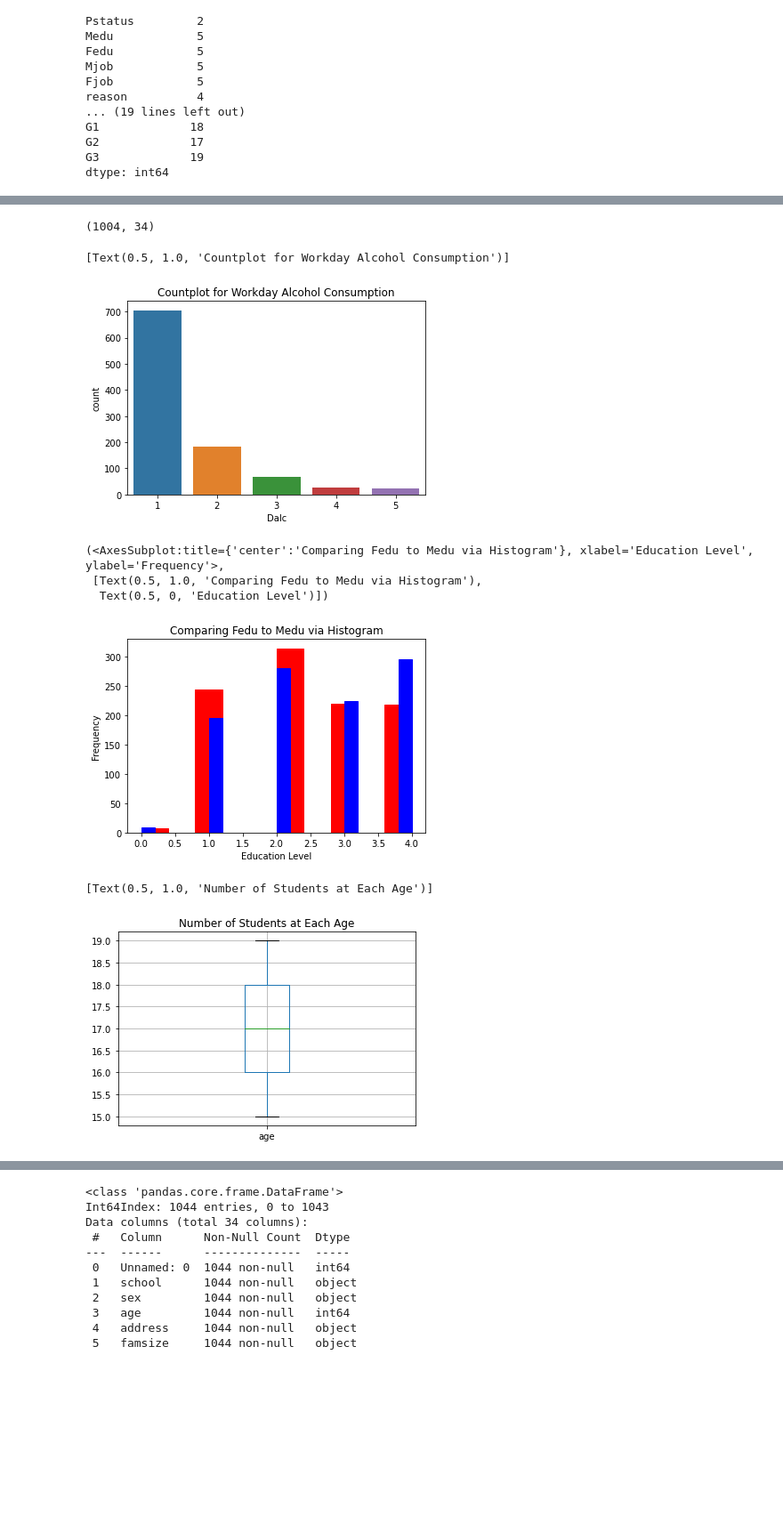
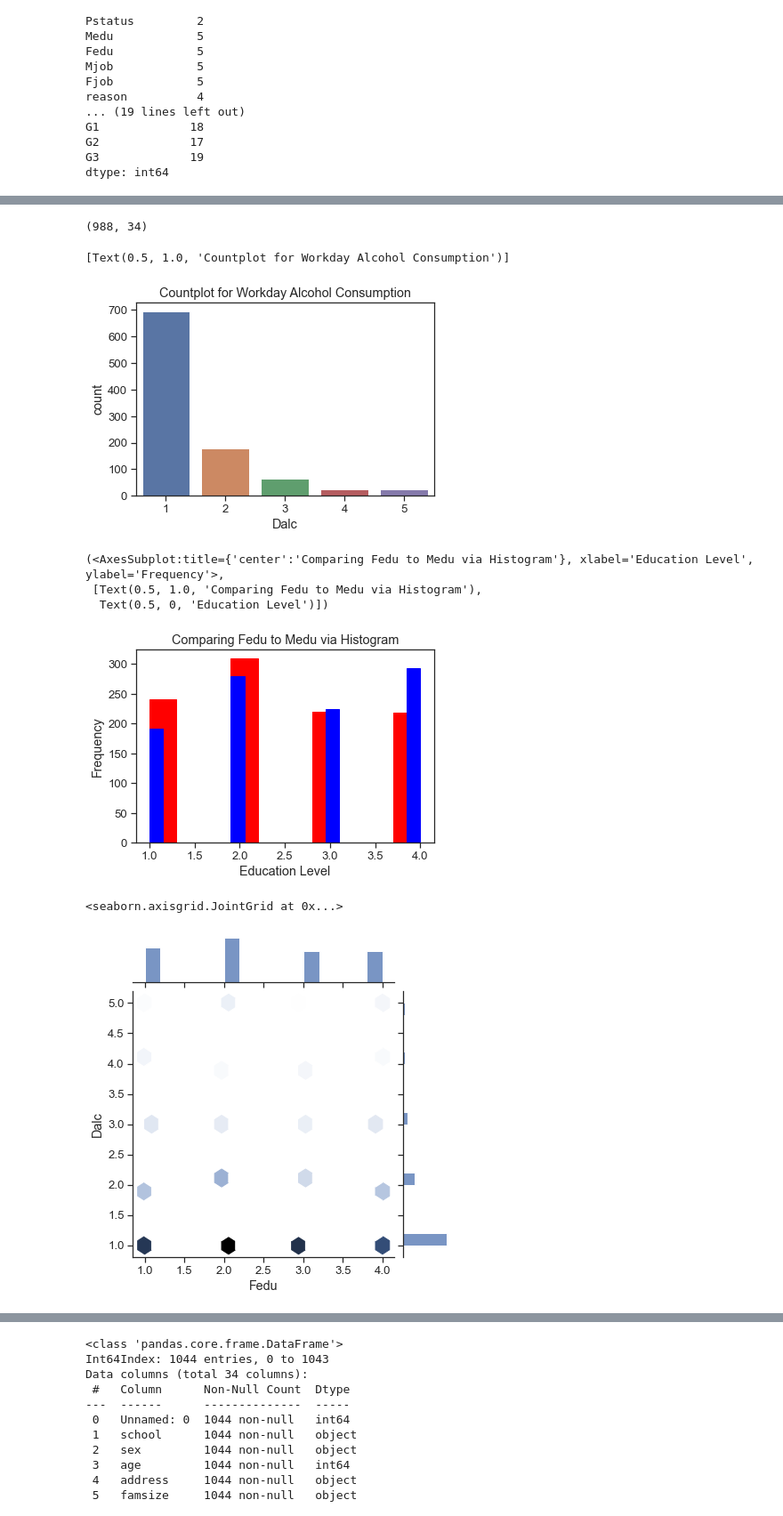
Before and after one commit to ubco-W2022T1-cosc301/project-group33, a Jupyter notebook: notebooks/analysis2.ipynb, the cells around one changed output, grey strips where cells are left out. Shown: that part at 89% size. Drawn from its saved outputs; the diff is of its cells as text; code cells hidden in the pictures; blank space fills up the shorter version.

```diff
--- a/notebooks/analysis2.ipynb
+++ b/notebooks/analysis2.ipynb
@@ -38,3 +46,19 @@ Data columns (total 34 columns):
 dtypes: int64(17), object(17)
 memory usage: 285.5+ KB
 (1044, 34)
+# %%
+
+
+
+#create the correlation matrix heat map
+#df['Pstatus'] = df[''].astype(str).astype(int)
+replacer = {'A': 1, 'T': 2}
+cols = df.columns[df.dtypes == 'object']
+# Replace Values in those Columns
+df[cols] = df[cols].replace(replacer)
+
+
+nowdf = df.copy().drop(['nursery', 'higher', 'internet', 'romantic', 'famrel', 'freetime', 'goout'], axis=1).dropna(axis=0)
+plt.figure(figsize=(14,12))
+sns.heatmap(nowdf.corr(),linewidths=.1,cmap="YlGnBu", annot=True)
+plt.yticks(rotation=0);
@@ -83,11 +118,21 @@ hist = df.hist(bins=10,figsize =(20,15))
 # %%
 #Cleaning my Dataset
+
+
+
 
 ##Removing Outliers
 df_cleaned = df.copy()
 df_cleaned = df_cleaned[df_cleaned['age'].between(15, 19)]
 df_cleaned = df_cleaned[df_cleaned['absences'] < 20]
 df_cleaned = df_cleaned[df_cleaned['studytime'] < 60]
+df_cleaned = df_cleaned[df_cleaned['Medu'] > 0]
+df_cleaned = df_cleaned[df_cleaned['Fedu'] > 0]
+
+# Replacing Values (Might not be needed) - Replacing A (apart) for 1 and T (together) for 2 in Pstatus. Having these values as integers will be helpful further into the process
+replacer = {'A': 1, 'T': 2}
+cols = df.columns[df.dtypes == 'object']
+df[cols] = df[cols].replace(replacer)
 df_cleaned.shape
 df_cleaned
 
@@ -111,13 +156,14 @@ df_cleaned
 
 df_cleaned = df_cleaned.dropna(axis=0)
 df_cleaned.shape
+
 #Since the row and column numbers stayed the same, we know that there are no null values in this dataset.
 # %% [output]
-(1004, 34)
+(988, 34)
 # %%
-#Focusing on one variable: Workday alcohol consumption (Dalc)
+#Focusing on one variable at a time: Workday alcohol consumption (Dalc)
 
 sns.countplot(data = df_cleaned, x = 'Dalc').set(title= "Countplot for Workday Alcohol Consumption")
 # %% [output]
 [Text(0.5, 1.0, 'Countplot for Workday Alcohol Consumption')]
-[figure, old version]
+[figure, new version]
@@ -129,6 +177,6 @@ histo1, histo2.set(title = "Comparing Fedu to Medu via Histogram", xlabel = "Edu
 (<AxesSubplot:title={'center':'Comparing Fedu to Medu via Histogram'}, xlabel='Education Level', ylabel='Frequency'>,
  [Text(0.5, 1.0, 'Comparing Fedu to Medu via Histogram'),
   Text(0.5, 0, 'Education Level')])
-[figure, old version]
+[figure, new version]
 # %%
 ##From this Histogram, you can see that the mothers have a higher education level on average than the fathers used in this dataset.
@@ -135,7 +184,11 @@ histo1, histo2.set(title = "Comparing Fedu to Medu via Histogram", xlabel = "Edu
 # %%
 #Focusing on one variable: Age of students (age)
-AgeBox = df_cleaned.boxplot('age').set(title='Number of Students at Each Age')
-AgeBox
+#AgeBox = df_cleaned.boxenplot('Dalc').set(title='Number of Students at Each Age')
+#AgeBox
+
+sns.jointplot(data=df_cleaned, x="Fedu", y="Dalc", kind='hex')
+
+#histo1 = df_cleaned['Fedu'].plot(kind='cat', facecolor='red',edgecolor='red')
 # %% [output]
-[Text(0.5, 1.0, 'Number of Students at Each Age')]
+<seaborn.axisgrid.JointGrid at 0x...>
-[figure, old version]
+[figure, new version]
```
Also changed, not shown: parts of 22 cells of this notebook, 2 other files.
